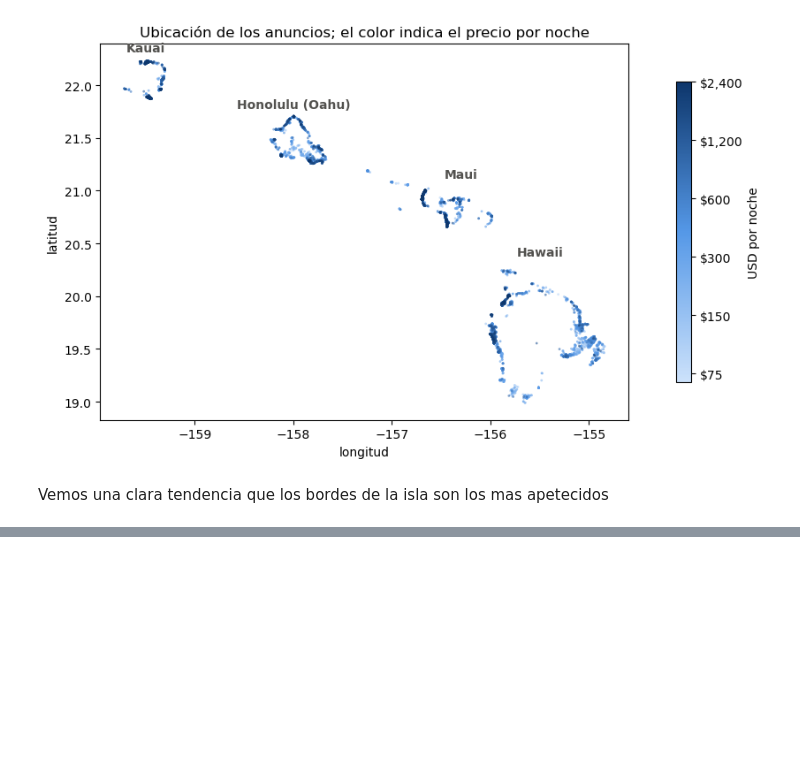
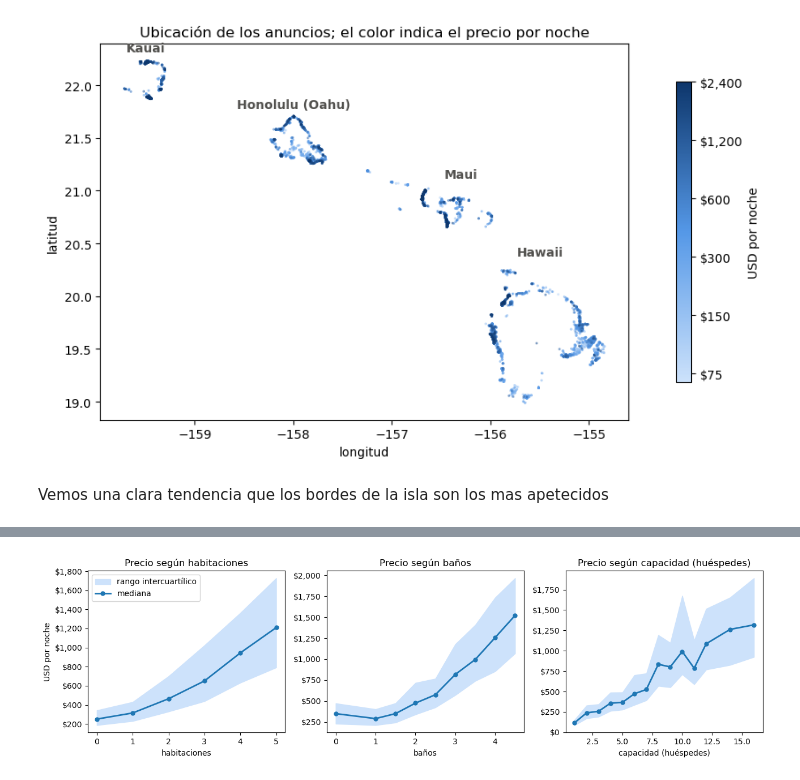
Before and after one commit to Jhonatanclavijo/Reto-Global-Classroom-Anal-tica-de-Airbnb---Hawai, a Jupyter notebook: Analisis exploratorio.ipynb, the cells around one changed output, grey strips where cells are left out. Drawn from its saved outputs; the diff is of its cells as text; code cells hidden in the pictures; blank space fills up the shorter version.

```diff
--- a/Analisis exploratorio.ipynb
+++ b/Analisis exploratorio.ipynb
@@ -181,0 +229,14 @@ Vemos una clara tendencia que los bordes de la isla son los mas apetecidos
+# %%
+fig, axes = plt.subplots(1, 3, figsize=(13, 3.8))
+for ax, c, titulo in zip(axes, ["bedrooms", "bathrooms", "accommodates"], ["habitaciones", "baños", "capacidad (huéspedes)"]):
+    g = df.groupby(c)["price"].agg(["median", "size", lambda s: s.quantile(.25), lambda s: s.quantile(.75)])
+    g.columns = ["mediana", "n", "q1", "q3"]
+    g = g[g["n"] >= 50]
+    ax.fill_between(g.index, g["q1"], g["q3"], color="#cde2fb", label="rango intercuartílico")
+    ax.plot(g.index, g["mediana"], lw=2, marker="o", ms=5, label="mediana")
+    ax.yaxis.set_major_formatter(usd); ax.set_xlabel(titulo); ax.set_title(f"Precio según {titulo}")
+axes[0].set_ylabel("USD por noche"); axes[0].legend(loc="upper left")
+plt.tight_layout()
+plt.show()
+# %% [output]
+[figure, added]
```
Also changed, not shown: parts of 6 cells of this notebook.
